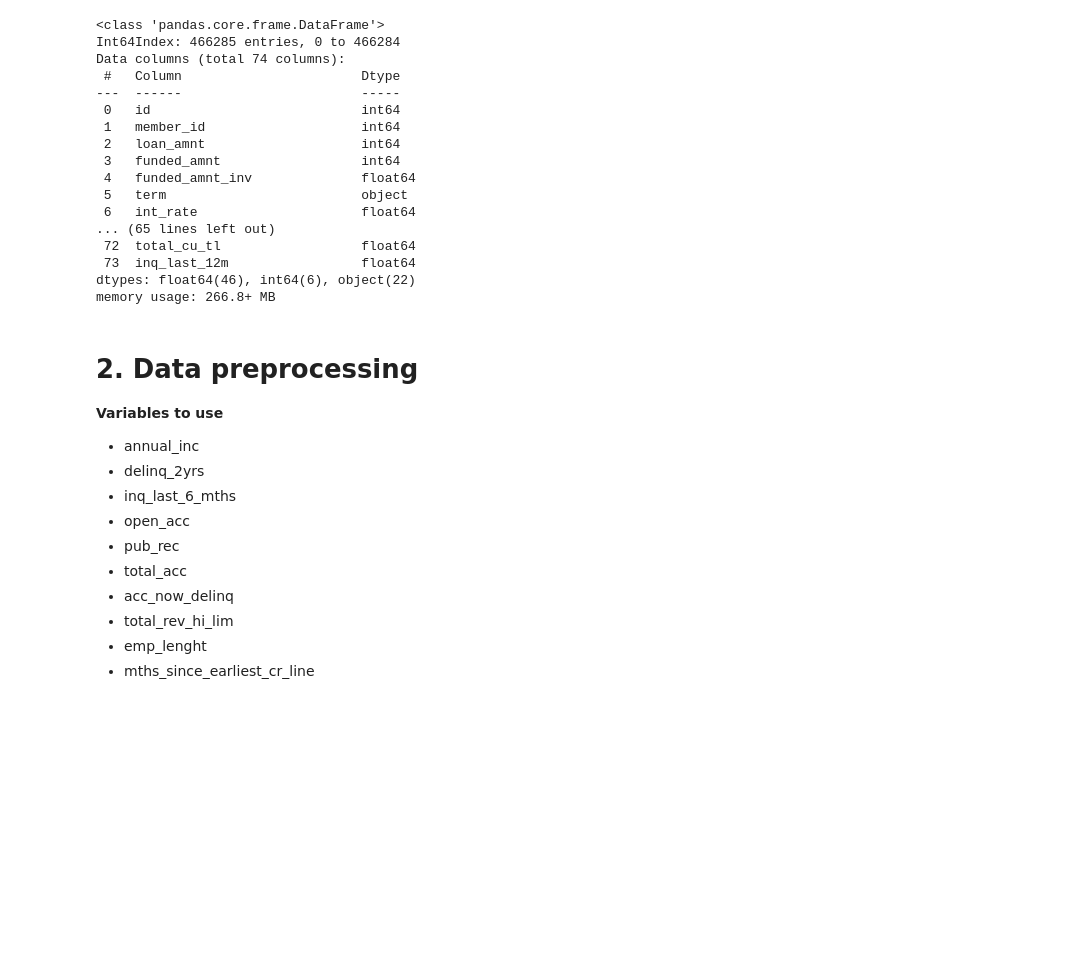
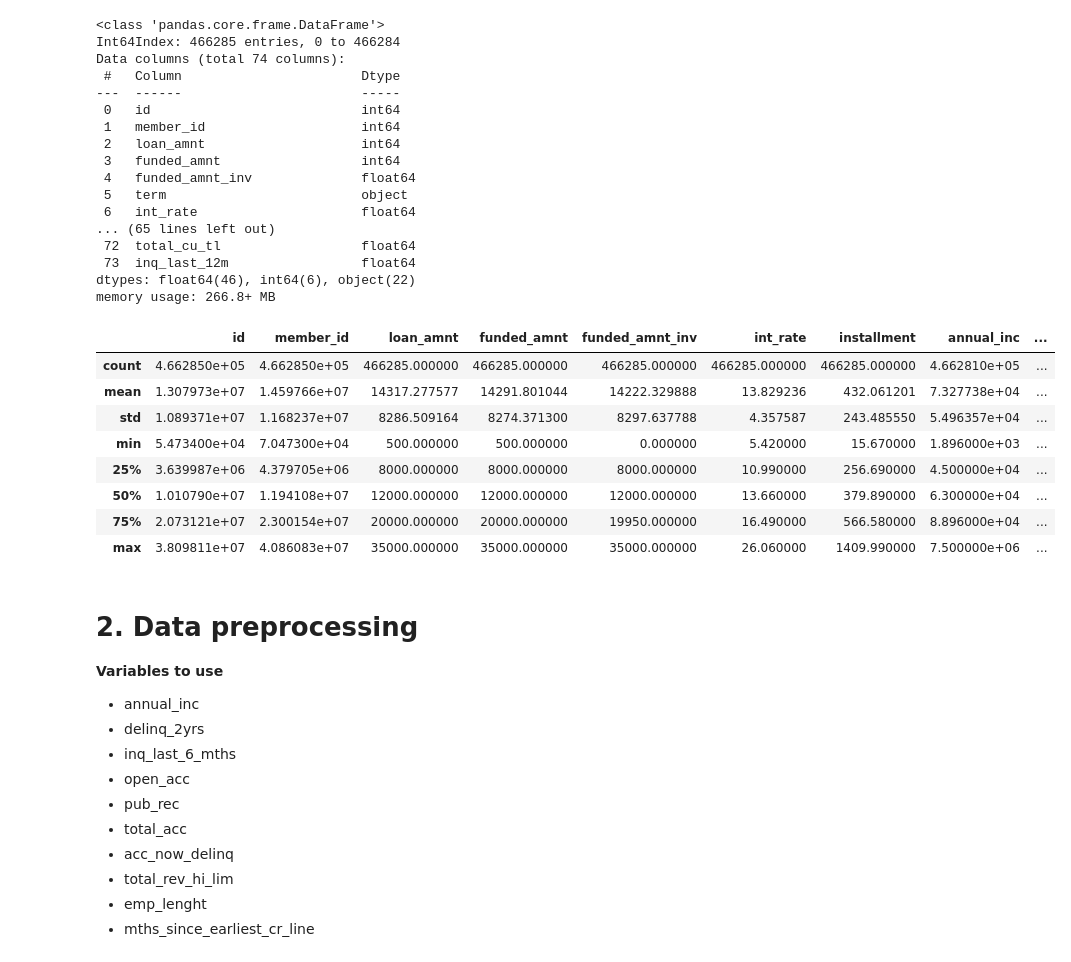
Before and after one commit to kevinmiguel97/Lending-Club-Credit-RIsk-Model, a Jupyter notebook: Lending Club Risk Model.ipynb, the cells around one changed output. Cells and saved outputs as stored; diff of their text form; code cells hidden in the pictures; blank space fills up the shorter version.

```diff
--- a/Lending Club Risk Model.ipynb
+++ b/Lending Club Risk Model.ipynb
@@ -46,6 +50,18 @@ Data columns (total 74 columns):
  73  inq_last_12m                 float64
 dtypes: float64(46), int64(6), object(22)
 memory usage: 266.8+ MB
+# %%
+df_loans.describe()
+# %% [output]
+|  | id | member_id | loan_amnt | funded_amnt | funded_amnt_inv | int_rate | installment | annual_inc | ... |
+| count | 4.662850e+05 | 4.662850e+05 | 466285.000000 | 466285.000000 | 466285.000000 | 466285.000000 | 466285.000000 | 4.662810e+05 | ... |
+| mean | 1.307973e+07 | 1.459766e+07 | 14317.277577 | 14291.801044 | 14222.329888 | 13.829236 | 432.061201 | 7.327738e+04 | ... |
+| std | 1.089371e+07 | 1.168237e+07 | 8286.509164 | 8274.371300 | 8297.637788 | 4.357587 | 243.485550 | 5.496357e+04 | ... |
+| min | 5.473400e+04 | 7.047300e+04 | 500.000000 | 500.000000 | 0.000000 | 5.420000 | 15.670000 | 1.896000e+03 | ... |
+| 25% | 3.639987e+06 | 4.379705e+06 | 8000.000000 | 8000.000000 | 8000.000000 | 10.990000 | 256.690000 | 4.500000e+04 | ... |
+| 50% | 1.010790e+07 | 1.194108e+07 | 12000.000000 | 12000.000000 | 12000.000000 | 13.660000 | 379.890000 | 6.300000e+04 | ... |
+| 75% | 2.073121e+07 | 2.300154e+07 | 20000.000000 | 20000.000000 | 19950.000000 | 16.490000 | 566.580000 | 8.896000e+04 | ... |
+| max | 3.809811e+07 | 4.086083e+07 | 35000.000000 | 35000.000000 | 35000.000000 | 26.060000 | 1409.990000 | 7.500000e+06 | ... |
 # %% [markdown]
 # 2. Data preprocessing
 
```
Also changed, not shown: parts of 12 cells of this notebook.
